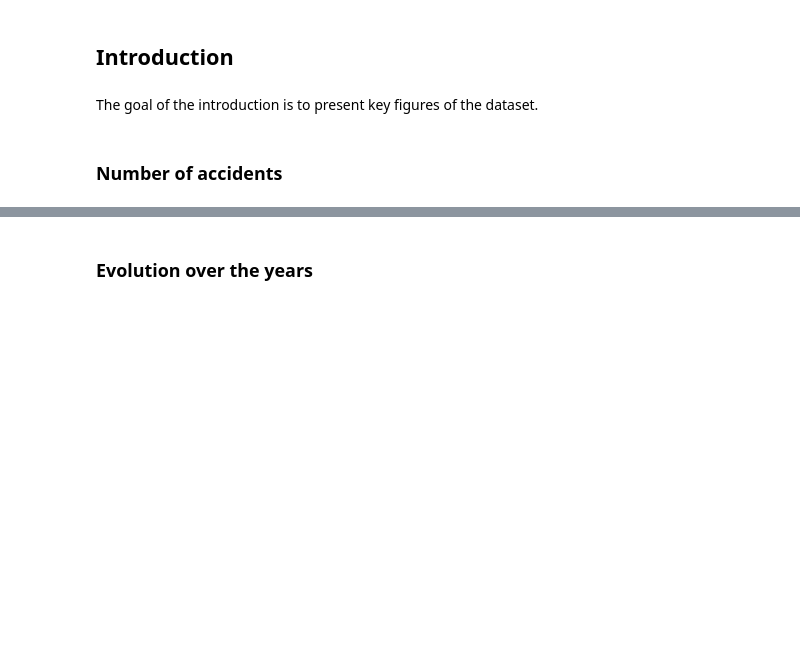
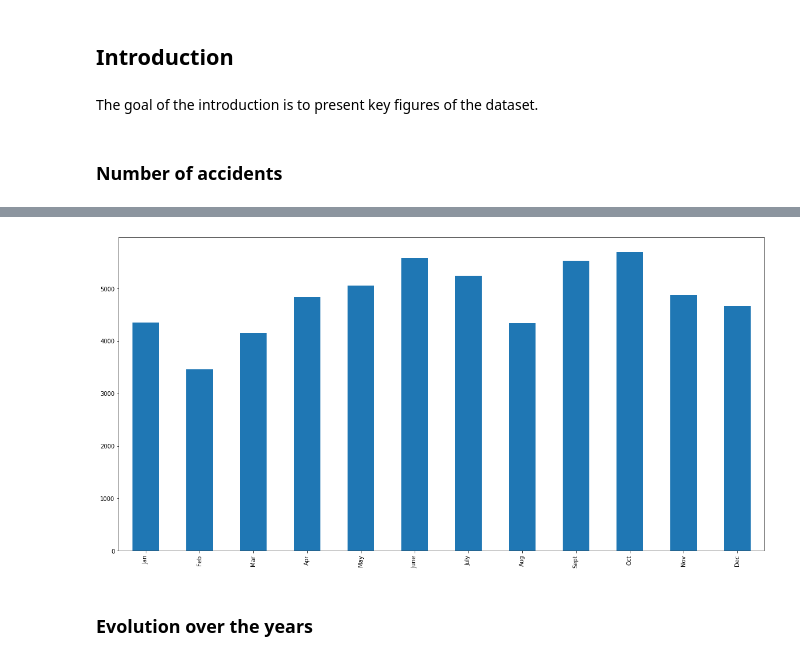
Before and after one commit to sinitame/epfl-ada-project, a Jupyter notebook: notebooks/milestone-2.ipynb, the cells around one changed output, grey strips where cells are left out. Saved outputs shown, nothing was run; the diff lists cells and outputs as text; code cells hidden in the pictures; blank space fills up the shorter version.

```diff
--- a/notebooks/milestone-2.ipynb
+++ b/notebooks/milestone-2.ipynb
@@ -16,0 +45,5 @@ The goal of the introduction is to present key figures of the dataset.
+# %%
+year = 2018
+data_2018 = YearLoader(year)
+# %%
+df_accidents_per_months_2018 = get_number_accidents_per_months(data_2018)
@@ -17,2 +66,6 @@ The goal of the introduction is to present key figures of the dataset.
+# %%
+plot_number_accidents_per_months(df_accidents_per_months_2018)
+# %% [output]
+[figure, added]
 # %% [markdown]
 ### Evolution over the years
```
Also changed, not shown: parts of 11 cells of this notebook, 2 other files.
